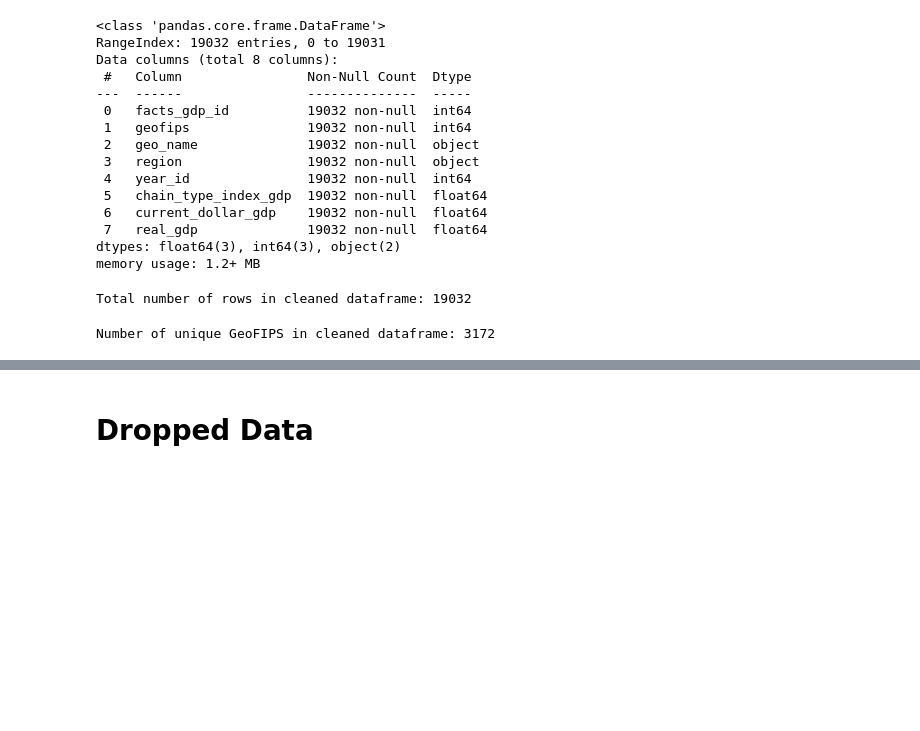
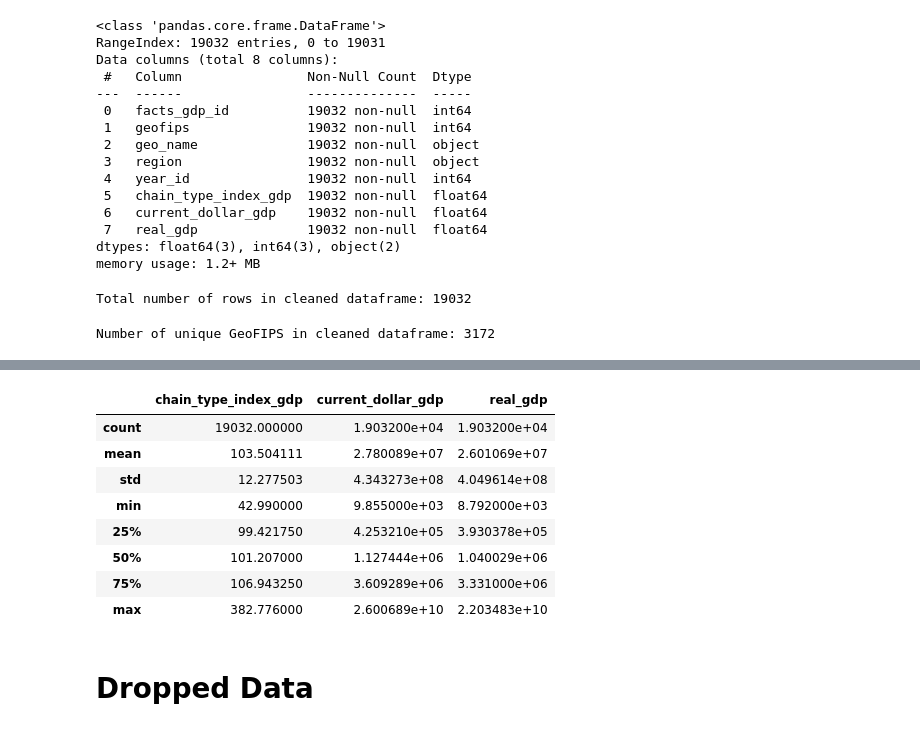
Before and after one commit to joseASC6/ppp-loan-analysis, a Jupyter notebook: notebooks/gdp_eda.ipynb, the cells around one changed output, grey strips where cells are left out. Drawn from its saved outputs; the diff is of its cells as text; code cells hidden in the pictures; blank space fills up the shorter version.

```diff
--- a/notebooks/gdp_eda.ipynb
+++ b/notebooks/gdp_eda.ipynb
@@ -113,3 +211,16 @@ Number of unique GeoFIPS in cleaned dataframe: 3172
+# %%
+# Summary statistics for: chain_type_index_gdp, current_dollar_gdp, real_gdp
+clean_gdp_df[['chain_type_index_gdp', 'current_dollar_gdp', 'real_gdp']].describe()
+# %% [output]
+|  | chain_type_index_gdp | current_dollar_gdp | real_gdp |
+| count | 19032.000000 | 1.903200e+04 | 1.903200e+04 |
+| mean | 103.504111 | 2.780089e+07 | 2.601069e+07 |
+| std | 12.277503 | 4.343273e+08 | 4.049614e+08 |
+| min | 42.990000 | 9.855000e+03 | 8.792000e+03 |
+| 25% | 99.421750 | 4.253210e+05 | 3.930378e+05 |
+| 50% | 101.207000 | 1.127444e+06 | 1.040029e+06 |
+| 75% | 106.943250 | 3.609289e+06 | 3.331000e+06 |
+| max | 382.776000 | 2.600689e+10 | 2.203483e+10 |
 # %% [markdown]
 # Dropped Data
 # %%
```
Also changed, not shown: parts of 16 cells of this notebook.
